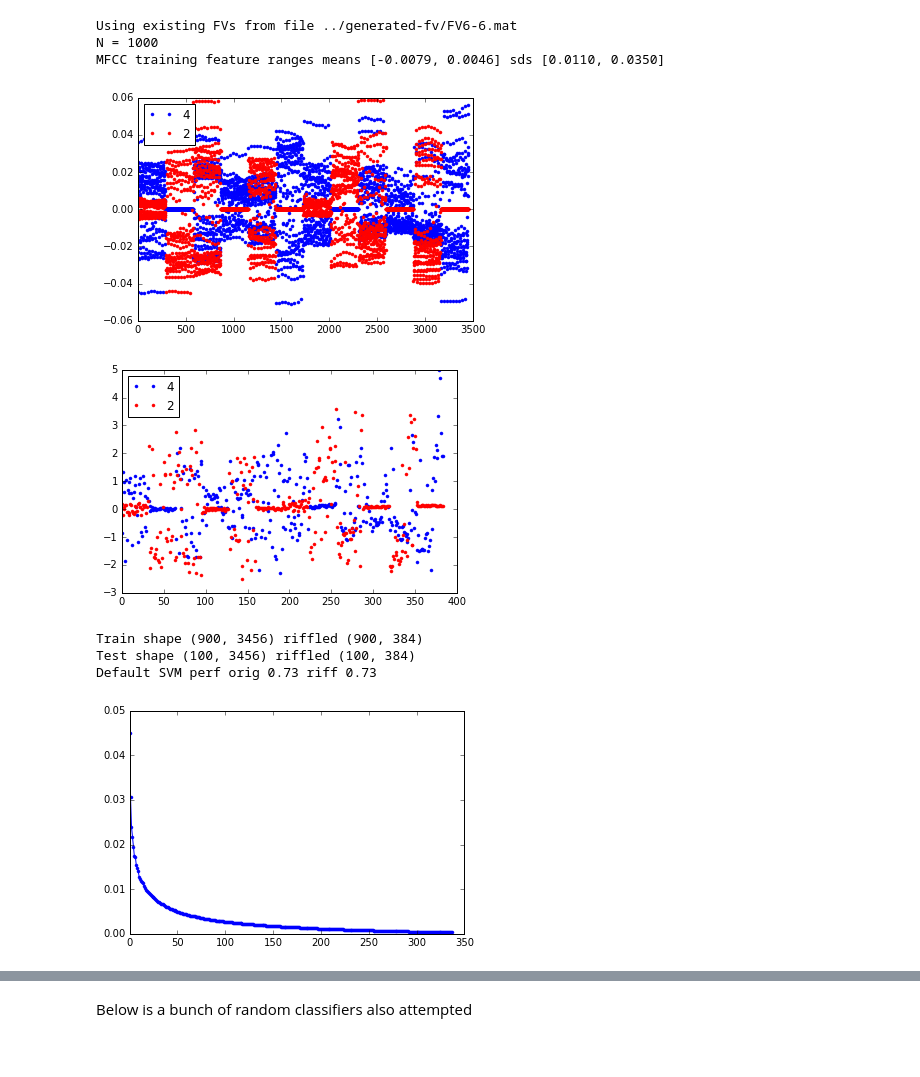
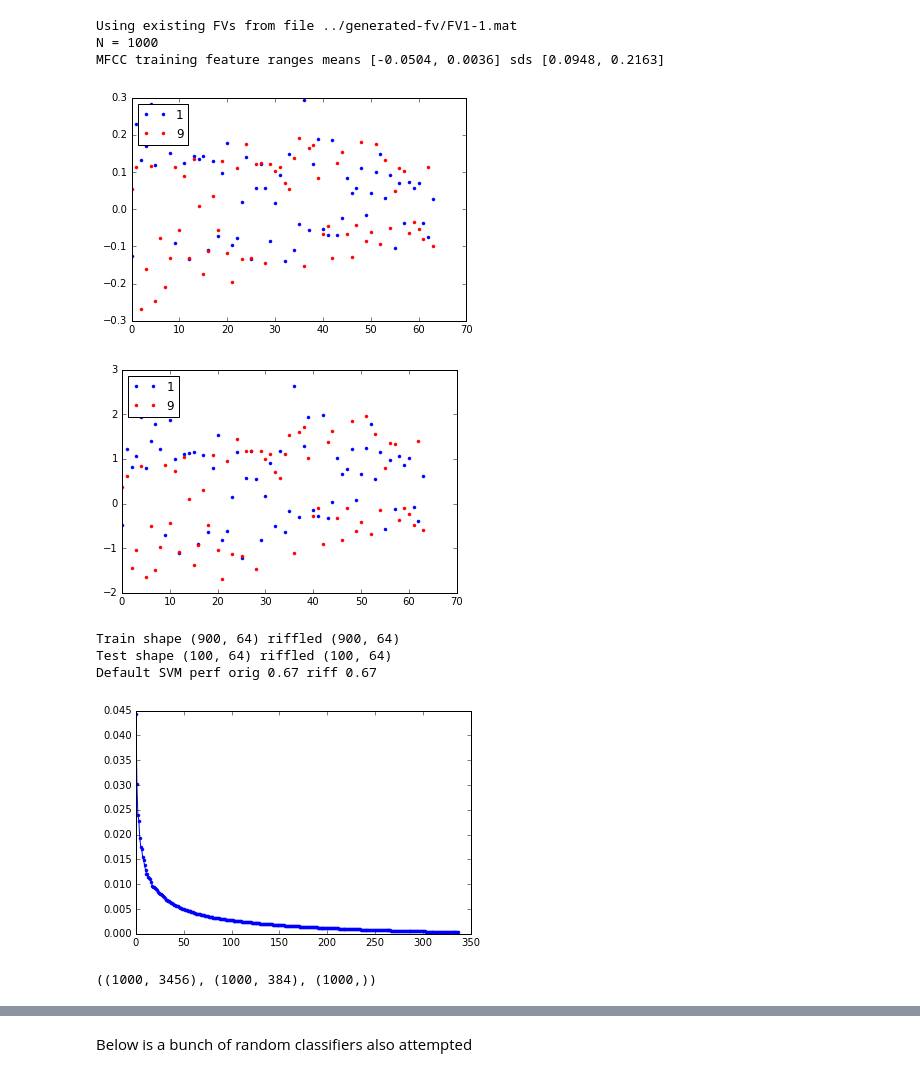
Before and after one commit to PrincetonUniversity/vox-music-classification, a Jupyter notebook: notebooks/fv-msvm.ipynb, the cells around one changed output, grey strips where cells are left out. Saved outputs shown, nothing was run; the diff lists cells and outputs as text; code cells hidden in the pictures.

```diff
--- a/notebooks/fv-msvm.ipynb
+++ b/notebooks/fv-msvm.ipynb
@@ -14,7 +15,7 @@ from helper_functions import *
 import warnings
 warnings.filterwarnings('ignore')
 # %%
-num_clusters, exemplar = 6, 6
+num_clusters, exemplar = 1,1
 X, Y = load_all_fv(num_clusters, exemplar)
 
 T = num_clusters * 2
@@ -25,40 +26,40 @@ p = np.random.permutation(len(X))
 trX, teX = np.split(X[p], [int(0.9 * len(X))])
 trY, teY = np.split(Y[p], [int(0.9 * len(X))])
 
 axes = plt.subplots()[1]
 idx = np.where(trY != trY[0])[0][1]
 #idx = np.where(trY == trY[0])[0][1] # same label
 axes.plot(trX[0], c='b', marker='.', linestyle='', label=trY[0])
 axes.plot(trX[idx], c='r', marker='.', linestyle='', label=trY[idx])
 axes.legend(loc=2)
 
 def whiten_train_test(train, test):
     return whiten(train), whiten(test, source=train)
 trXadj, teXadj = whiten_train_test(trX, teX)
 trXrff, teXrff = whiten_train_test(*(np.average(riffle(x, t, T), axis=2) for x in (trX, teX)))
 axes = plt.subplots()[1]
 axes.plot(trXrff[0], c='b', marker='.', linestyle='', label=trY[0])
 axes.plot(trXrff[idx], c='r', marker='.', linestyle='', label=trY[idx])
 axes.legend(loc=2)
 
 plt.show()
 
 print('Train shape {} riffled {}'.format(trXadj.shape, trXrff.shape))
 print('Test shape {} riffled {}'.format(teXadj.shape, teXrff.shape))
 print('Default SVM perf orig {} riff {}'.format(
         SVC(C=1.0).fit(trXadj, trY).score(teXadj, teY),
         SVC(C=1.0).fit(trXrff, trY).score(teXrff, teY)))
 
 # no missing data
 # %% [output]
-Using existing FVs from file ../generated-fv/FV6-6.mat
+Using existing FVs from file ../generated-fv/FV1-1.mat
 N = 1000
-MFCC training feature ranges means [-0.0079, 0.0046] sds [0.0110, 0.0350]
+MFCC training feature ranges means [-0.0504, 0.0036] sds [0.0948, 0.2163]
-[figure, old version]
+[figure, new version]
-[figure, old version]
+[figure, new version]
-Train shape (900, 3456) riffled (900, 384)
-Test shape (100, 3456) riffled (100, 384)
-Default SVM perf orig 0.73 riff 0.73
+Train shape (900, 64) riffled (900, 64)
+Test shape (100, 64) riffled (100, 64)
+Default SVM perf orig 0.67 riff 0.67
 # %%
 from sklearn.decomposition import PCA
 from sklearn.manifold import LocallyLinearEmbedding
@@ -67,8 +68,10 @@ pca = PCA(whiten=True, n_components=0.99).fit(trXrff)
 plt.plot(pca.explained_variance_ratio_, '.-')
 plt.show()
 
+X.shape, Xriffled.shape, Y.shape
 # PCA shows that all features are pretty important, there's little room for additional dimensional reduction
 # %% [output]
-[figure, old version]
+[figure, new version]
+((1000, 3456), (1000, 384), (1000,))
 # %%
 def logRange(lo, hi): return [10 ** i for i in range(lo, hi)]
```
Also changed, not shown: parts of 2 cells of this notebook.
